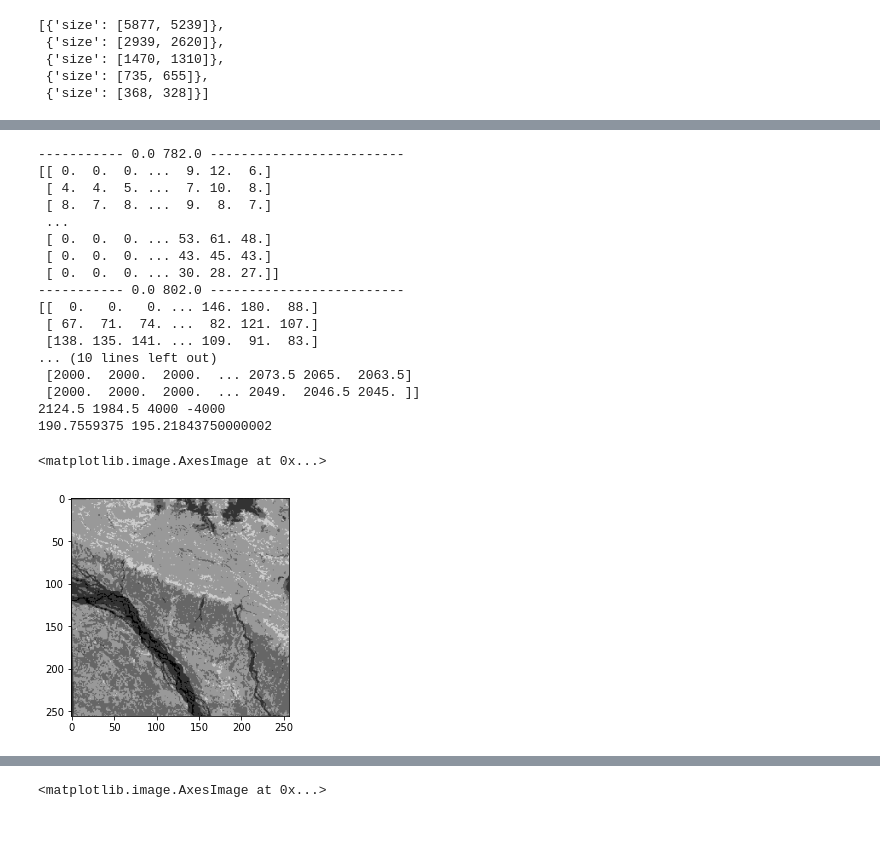
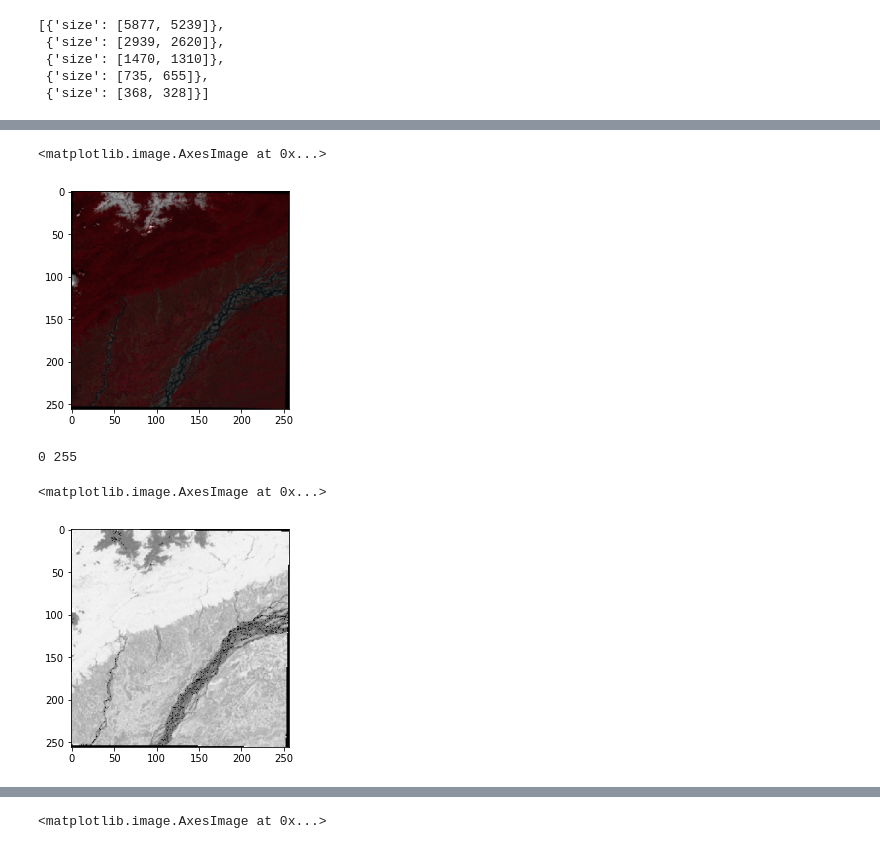
Before and after one commit to rahatsantosh/map-compiler, a Jupyter notebook: nbs/backend_trial.ipynb, the cells around one changed output, grey strips where cells are left out. Saved outputs shown, nothing was run; the diff lists cells and outputs as text; code cells hidden in the pictures.

Commit message:
Add scaleParams functionality

```diff
--- a/nbs/backend_trial.ipynb
+++ b/nbs/backend_trial.ipynb
@@ -38,0 +53,7 @@ print(out.GetRasterBand(4).ReadAsArray().max())
+# %%
+#out = gdal.Warp('', dataset, width=256, height=256, outputBounds=[95.127,27.029,94.017,28.015], format='MEM')
+#print(out.GetRasterBand(4).ReadAsArray())
+#print('====================================================================================================')
+out = gdal.Translate('',dataset,width=256, height=256, outputBounds=[95.127,27.029,94.017,28.015],scaleParams=None, format='MEM')
+print(out.GetRasterBand(4).ReadAsArray().max())
+print(time.time()-t)
@@ -39,3 +83,11 @@ print(out.GetRasterBand(4).ReadAsArray().max())
+# %%
+plt.imshow(np.dstack((out.GetRasterBand(8).ReadAsArray(),
+                     out.GetRasterBand(4).ReadAsArray(),
+                     out.GetRasterBand(3).ReadAsArray()))
+           )
+# %% [output]
+<matplotlib.image.AxesImage at 0x...>
+[figure, added]
 # %%
 # Ver1
 def norm(
@@ -71,15 +148,0 @@ def norm(
-# %%
-# Ver2
-def norm(
-    x,
-    op_min=0, op_max=1,
-    clip_min=0, clip_max=4000,
-    ip_min=0, ip_max=4000
-    ):
-    indices = np.where(x==0)
-    x = np.clip(x, clip_min, clip_max)
-    x = (x-ip_min)/(ip_max-ip_min)
-    x = ((op_max-op_min)*x)+op_min
-    x[indices] = 0
-
-    return x * 255.0
@@ -260,34 +365,17 @@ def setup(
     return im.astype(np.uint8)
 # %%
 g = B(dataset=out, band_no=4)
-print(g.band)
+#print(g.band.min(),g.band.max())
 b = B(dataset=out, band_no=8)
-print(b.band)
-ndvi = (b-g)#/(b+g)
-print(ndvi.band)
+#print(b.band.min(),b.band.max())
+ndvi = (b-g)/(b+g)
 response = setup(
   ndvi,
-  ip_minR = 1984, ip_maxR = 2124
+  ip_minR = -1, ip_maxR = 1
 )
-
+print(response.min(),response.max())
 plt.imshow(response, cmap='gray')
 # %% [output]
------------ 0.0 782.0 -------------------------
-[[ 0.  0.  0. ...  9. 12.  6.]
- [ 4.  4.  5. ...  7. 10.  8.]
- [ 8.  7.  8. ...  9.  8.  7.]
- ...
- [ 0.  0.  0. ... 53. 61. 48.]
- [ 0.  0.  0. ... 43. 45. 43.]
- [ 0.  0.  0. ... 30. 28. 27.]]
------------ 0.0 802.0 -------------------------
-[[  0.   0.   0. ... 146. 180.  88.]
- [ 67.  71.  74. ...  82. 121. 107.]
- [138. 135. 141. ... 109.  91.  83.]
-... (10 lines left out)
- [2000.  2000.  2000.  ... 2073.5 2065.  2063.5]
- [2000.  2000.  2000.  ... 2049.  2046.5 2045. ]]
-2124.5 1984.5 4000 -4000
-190.7559375 195.21843750000002
+0 255
 <matplotlib.image.AxesImage at 0x...>
-[figure, old version]
+[figure, new version]
```
Also changed, not shown: parts of 12 cells of this notebook, 5 other files.
